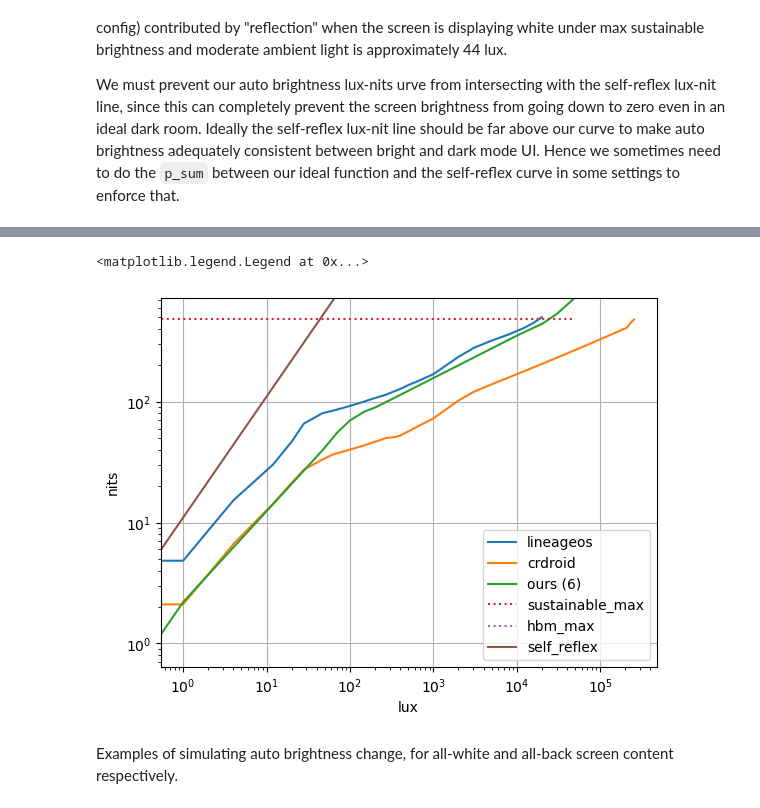
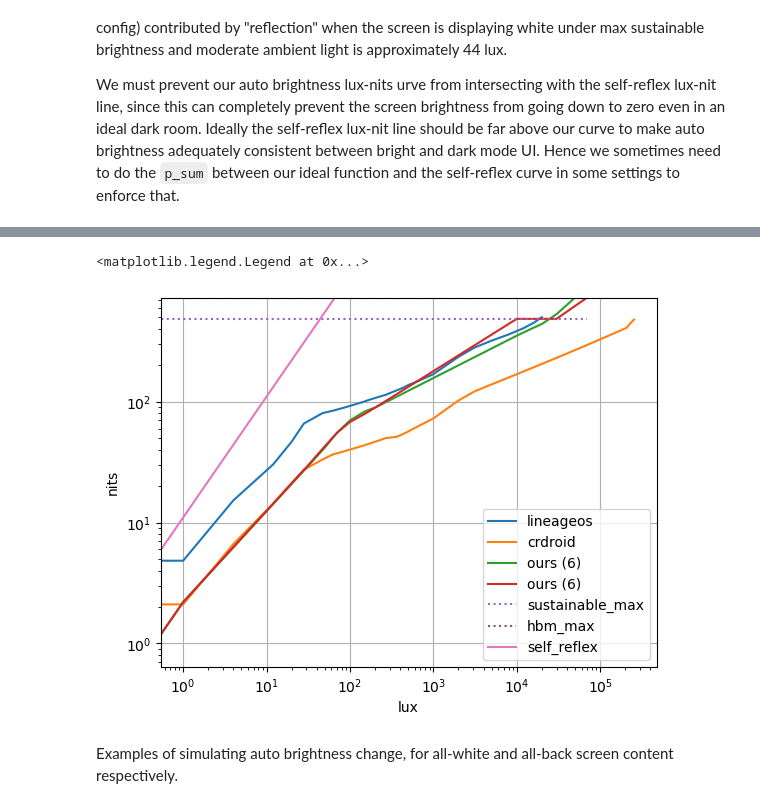
Before and after one commit to yezhiyi9670-aosp-forks/shared-android_device_oneplus_lemonades, a Jupyter notebook: docs/brightness_remap_calculations/calc.ipynb, the cells around one changed output, grey strips where cells are left out. Drawn from its saved outputs; the diff is of its cells as text; code cells hidden in the pictures.

Commit message:
lemonades: Segregate normal and HBM auto brightness curve, significantly raising the former at high light

```diff
--- a/docs/brightness_remap_calculations/calc.ipynb
+++ b/docs/brightness_remap_calculations/calc.ipynb
@@ -349,12 +349,14 @@ def make_auto_brightness_map(lux_to_nit_func):
     from_luxs = sum([ [ 1*10**t, 1.5*10**t, 2*10**t, 3*10**t, 5*10**t, 7*10**t ] for t in range(0, 10) ], start=[])
     luxs = [ 0 ]
     nits = [ 0.0 ]
+    prev_nit = 0  # Enforce monotonicity
     for lux in from_luxs:
         if not math.isclose(round(lux), lux):
             continue  # Omit the 1.5*10**0 case since lux level should be integer
         nit = lux_to_nit_func(lux)
         luxs.append(int(lux))
-        nits.append(float(nit))
+        nits.append(float(max(prev_nit, nit)))
+        prev_nit = max(prev_nit, nit)
         if nit >= key_nits[I_HBM_MAX] * (1 - CURVE_TOPOFF_THRESHOLD):
             break
     return luxs, nits
@@ -391,74 +393,6 @@ def curve_topoff(xs, ys, max_y, keep_tail = False):
 plt.plot(los_auto_luxs, los_auto_nits, label='lineageos')
 plt.plot(crd_auto_luxs, crd_auto_nits, label='crdroid')
 
-if True:
-    pass
-    # 2 (2026-07-29)
-    # auto_luxs, auto_nits = make_auto_brightness_map(lambda v:
-    #     log_piecewise_linear(
-    #         v,
-    #         0.08,
-    #         (1, key_nits[I_STOCK_MIN]),
-    #         (100, 50),
-    #         (20000, key_nits[I_SUSTAINABLE_MAX]),
-    #         (50000, key_nits[I_HBM_MAX]),
-    #     )
-    # )
-    # plt.plot(auto_luxs, auto_nits, label='ours (2)')
-    # print(f'Ideal curve max: ({max(*auto_luxs)}, {max(*auto_nits)})')
-
-    # 3 (2026-08-04)
-    # auto_luxs, auto_nits = make_auto_brightness_map(lambda v:
-    #     log_piecewise_linear(
-    #         v,
-    #         0.08,
-    #         (1, key_nits[I_STOCK_MIN]),
-    #         (30, 40),
-    #         (100, 50),
-    #         (200, 60),
-    #         (300, 77),
-    #         (500, 100),
-    #         (20000, key_nits[I_SUSTAINABLE_MAX]),
-    #         (50000, key_nits[I_HBM_MAX]),
-    #     )
-    # )
-    # plt.plot(auto_luxs, auto_nits, label='ours (3)')
-    # print(f'Ideal curve max: ({max(*auto_luxs)}, {max(*auto_nits)})')
-
-    # 4 (2026-08-09)
-    # auto_luxs, auto_nits = make_auto_brightness_map(lambda v:
-    #     log_piecewise_linear(
-    #         v,
-    #         0.08,
-    #         (1, key_nits[I_STOCK_MIN]),
-    #         (50, 45),
-    #         (110, 65),
-    #         (20000, key_nits[I_SUSTAINABLE_MAX]),
-    #         (50000, key_nits[I_HBM_MAX]),
-    #     )
-    # )
-    # plt.plot(auto_luxs, auto_nits, label='ours (4)')
-    # print(f'Ideal curve max: ({max(*auto_luxs)}, {max(*auto_nits)})')
-
-    # 5 (2026-08-11)
-    # auto_luxs, auto_nits = make_auto_brightness_map(lambda v:
-    #     log_piecewise_linear(
-    #         v,
-    #         0.09,
-    #         (1, 2.4),
-    #         (9, 15),
-    #         (27, 30),
-    #         (67, 67),
-    #         (350, 100),
-    #         (1250, 150),
-    #         (4000, 255),
-    #         (20000, key_nits[I_SUSTAINABLE_MAX]),
-    #         (50000, key_nits[I_HBM_MAX]),
-    #     )
-    # )
-    # plt.plot(auto_luxs, auto_nits, label='ours (5)')
-    # print(f'Ideal curve max: ({max(*auto_luxs)}, {max(*auto_nits)})')
-
 # 6 (2026-08-13)
 auto_luxs, auto_nits = make_auto_brightness_map(lambda v:
     log_piecewise_linear(
@@ -468,6 +402,26 @@ auto_luxs, auto_nits = make_auto_brightness_map(lambda v:
         (100, 70),
         (25000, key_nits[I_SUSTAINABLE_MAX]),
         (50000, key_nits[I_HBM_MAX]),
+    )
+)
+plt.plot(auto_luxs, auto_nits, label='ours (6)')
+print(f'Ideal curve max: ({max(*auto_luxs)}, {max(*auto_nits)})')
+
+# 7 (2026-08-20)
+auto_luxs, auto_nits = make_auto_brightness_map(lambda v:
+    log_piecewise_linear(
+        v,
+        0.1,
+        (1, 2.2),
+        (80, 60),
+        (10000, key_nits[I_SUSTAINABLE_MAX] * .9999),
+    ) if v <= 10000 else
+    key_nits[I_SUSTAINABLE_MAX] * .9999 if v < 30000 else
+    log_piecewise_linear(
+        v,
+        0.1,
+        (30000, key_nits[I_SUSTAINABLE_MAX]),
+        (70000, key_nits[I_HBM_MAX]),
     )
 )
 plt.plot(auto_luxs, auto_nits, label='ours (6)')
@@ -489,5 +444,5 @@ Ideal curve max: (50000, 726.1488521124969)
 <matplotlib.legend.Legend at 0x...>
-[figure, old version]
+[figure, new version]
 # %% [markdown]
 Examples of simulating auto brightness change, for all-white and all-back screen content respectively.
 # %%
```
Also changed, not shown: parts of 6 cells of this notebook, 2 other files.
